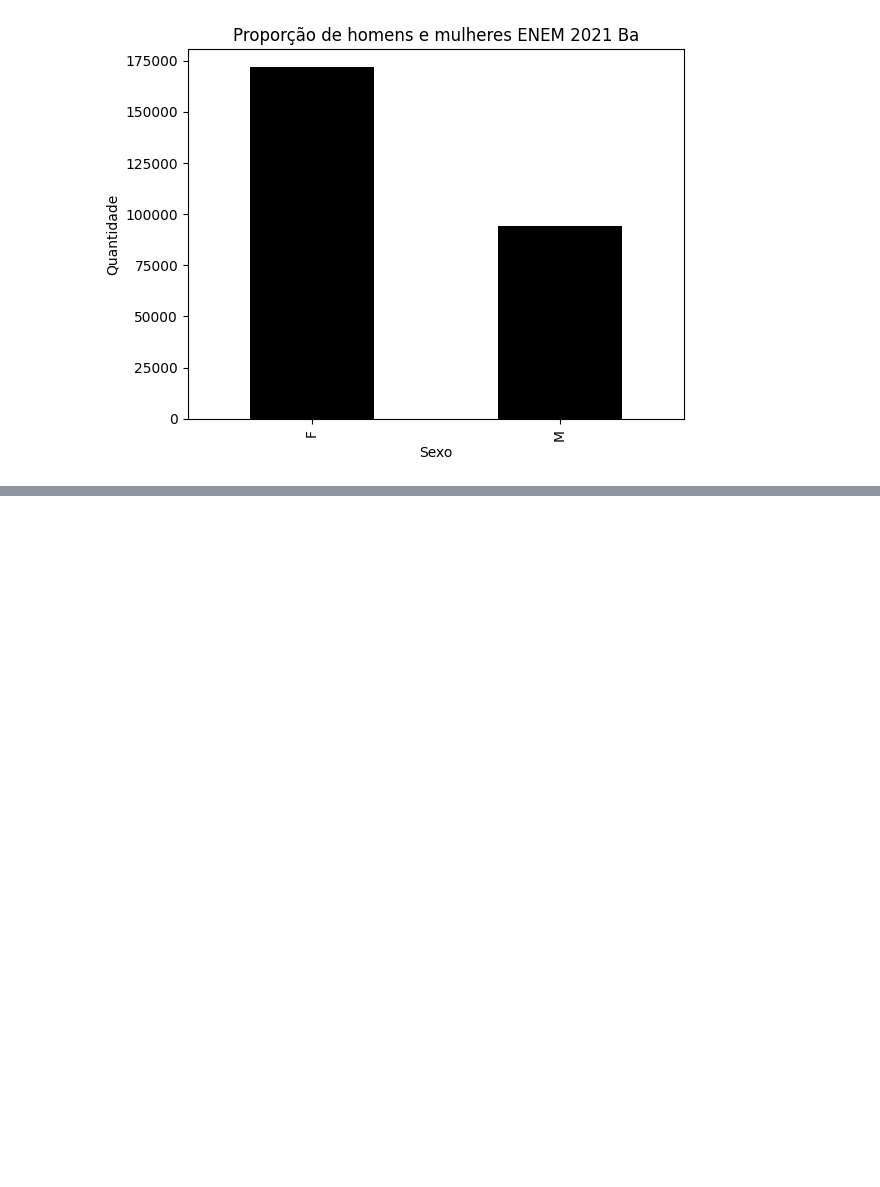
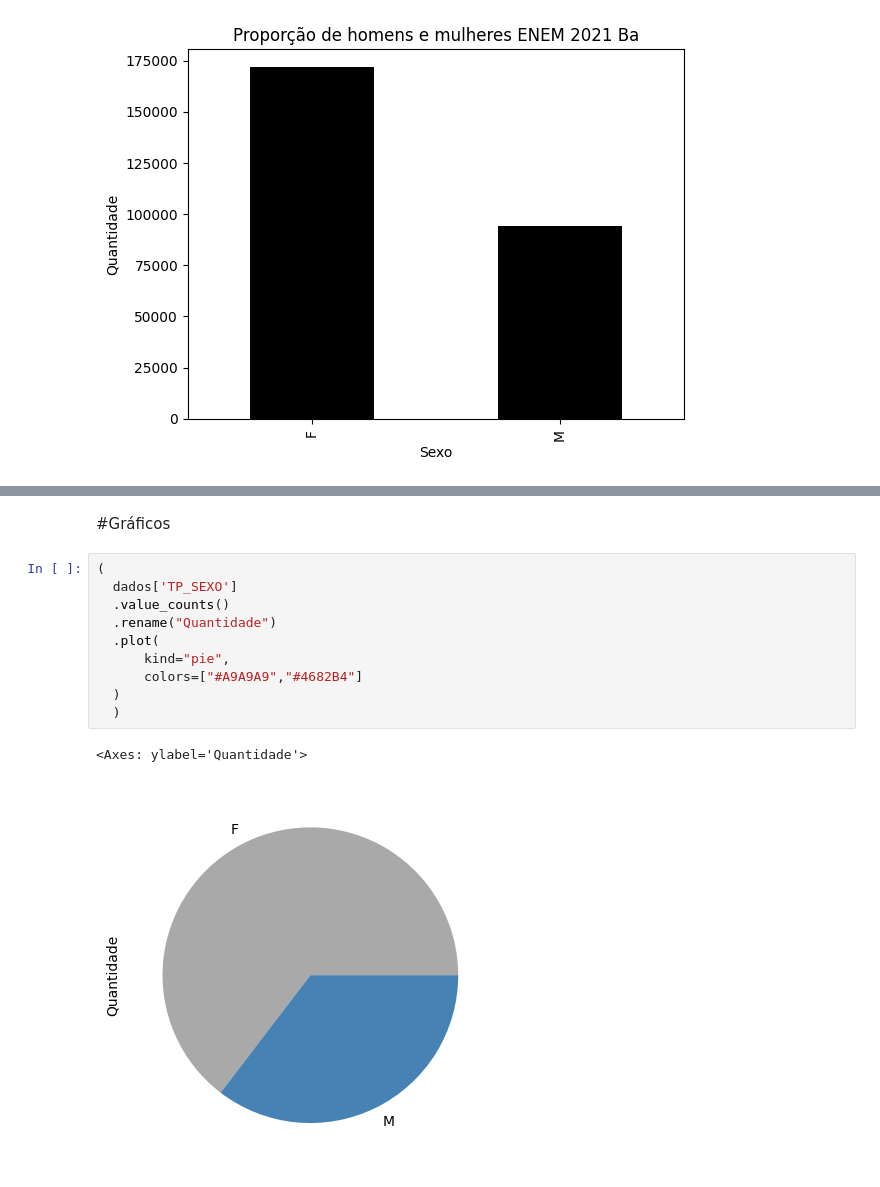
Before and after one commit to Paulo-Henri7/Dados-Enem-2021-Ba, a Jupyter notebook: Script_Python.ipynb, the cells around one changed output, grey strips where cells are left out. Cells and saved outputs as stored; diff of their text form; blank space fills up the shorter version.

```diff
--- a/Script_Python.ipynb
+++ b/Script_Python.ipynb
@@ -2341,0 +2348,15 @@ Text(0, 0.5, 'Quantidade')
+# %% [markdown]
+#Gráficos
+# %%
+(
+  dados['TP_SEXO']
+  .value_counts()
+  .rename("Quantidade")
+  .plot(
+      kind="pie",
+      colors=["#A9A9A9","#4682B4"]
+  )
+  )
+# %% [output]
+<Axes: ylabel='Quantidade'>
+[figure, added]
```
Also changed, not shown: parts of 38 cells of this notebook.
